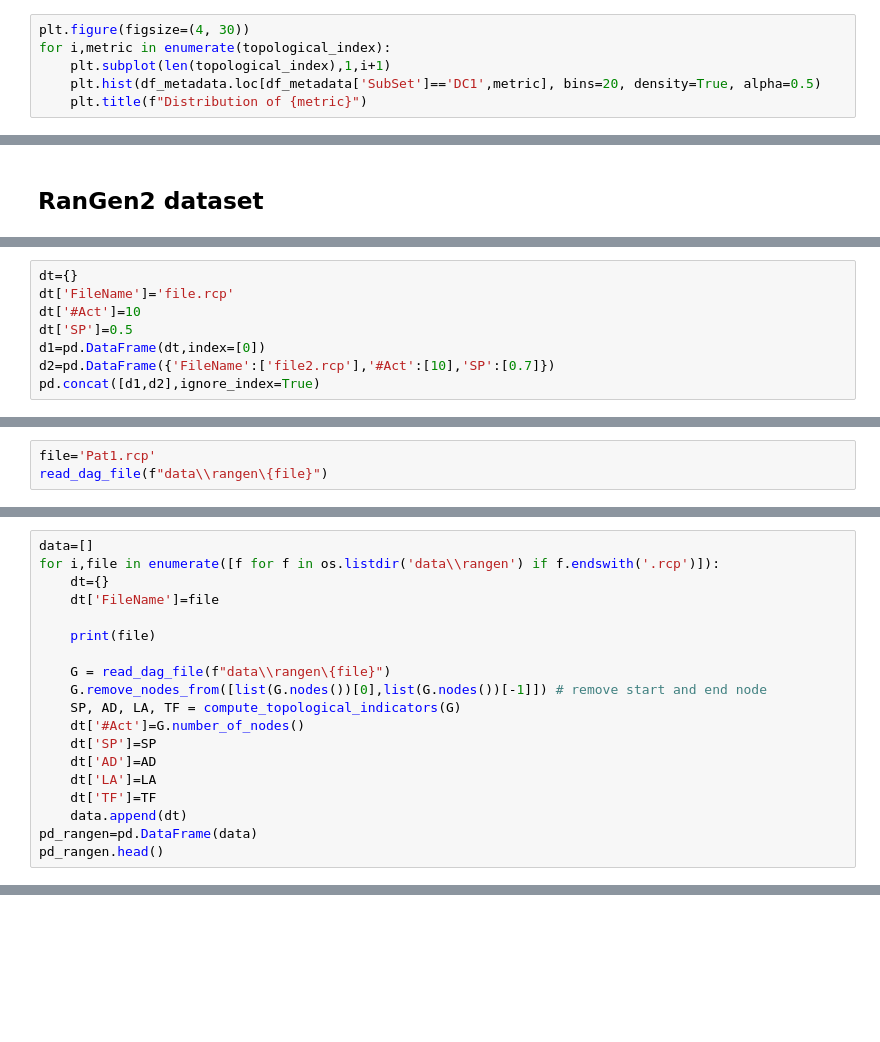
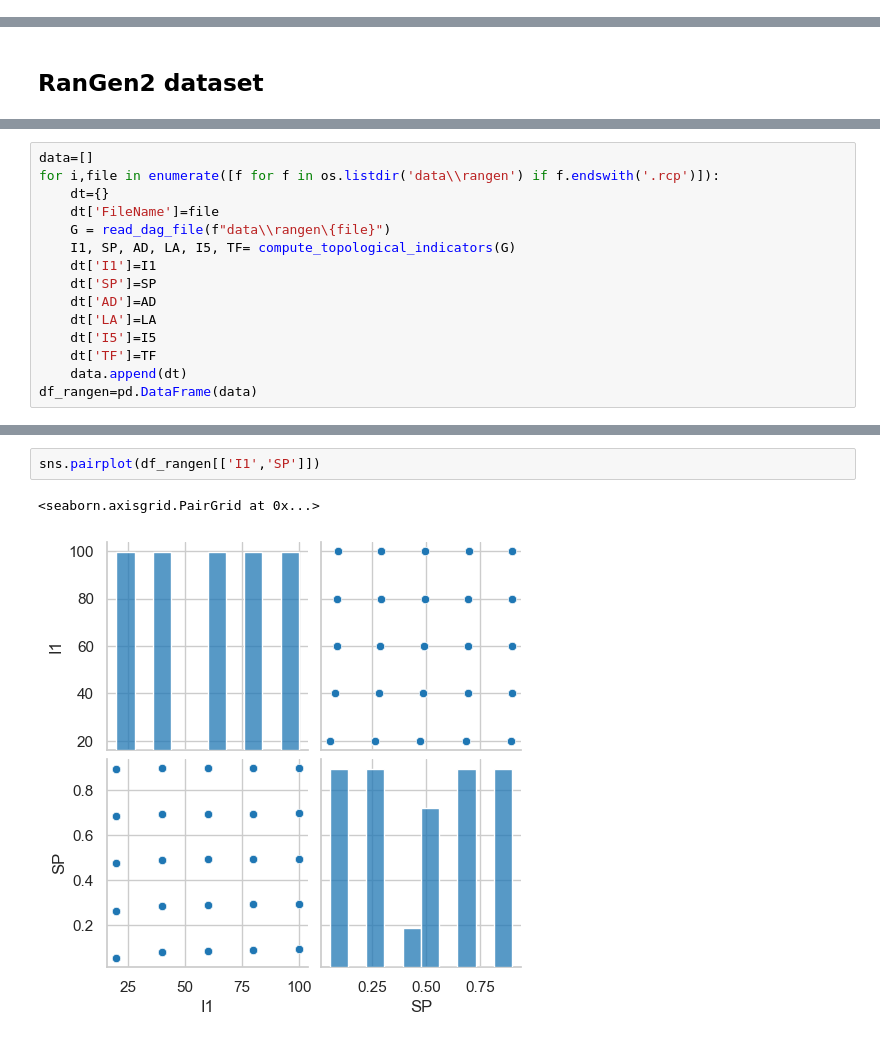
Before and after one commit to jismartin/GlassBoxEVM, a Jupyter notebook: exploratory_analysis.ipynb, the cells around one changed output, grey strips where cells are left out. Saved outputs shown, nothing was run; the diff lists cells and outputs as text; blank space fills up the shorter version.

Commit message:
Rangen dataset

```diff
--- a/exploratory_analysis.ipynb
+++ b/exploratory_analysis.ipynb
@@ -65,9 +65,3 @@ sns.pairplot(df_metadata[['#Act','SP','SubSet']],hue='SubSet')
 # %% [output]
 <seaborn.axisgrid.PairGrid at 0x...>
 [figure]
-# %%
-plt.figure(figsize=(4, 30))
-for i,metric in enumerate(topological_index):
-    plt.subplot(len(topological_index),1,i+1)
-    plt.hist(df_metadata.loc[df_metadata['SubSet']=='DC1',metric], bins=20, density=True, alpha=0.5)
-    plt.title(f"Distribution of {metric}")
@@ -96,8 +69,0 @@ print(df_new)
-# %%
-dt={}
-dt['FileName']='file.rcp'
-dt['#Act']=10
-dt['SP']=0.5
-d1=pd.DataFrame(dt,index=[0])
-d2=pd.DataFrame({'FileName':['file2.rcp'],'#Act':[10],'SP':[0.7]})
-pd.concat([d1,d2],ignore_index=True)
@@ -128,3 +69,0 @@ pd.concat([d1,d2],ignore_index=True)
-# %%
-file='Pat1.rcp'
-read_dag_file(f"data\\rangen\{file}")
@@ -139,17 +72,13 @@ data=[]
 for i,file in enumerate([f for f in os.listdir('data\\rangen') if f.endswith('.rcp')]):
     dt={}
     dt['FileName']=file
-
-    print(file)
-
     G = read_dag_file(f"data\\rangen\{file}")
-    G.remove_nodes_from([list(G.nodes())[0],list(G.nodes())[-1]]) # remove start and end node
-    SP, AD, LA, TF = compute_topological_indicators(G)
-    dt['#Act']=G.number_of_nodes()
+    I1, SP, AD, LA, I5, TF= compute_topological_indicators(G)
+    dt['I1']=I1
     dt['SP']=SP
     dt['AD']=AD
     dt['LA']=LA
+    dt['I5']=I5
     dt['TF']=TF
     data.append(dt)
-pd_rangen=pd.DataFrame(data)
-pd_rangen.head()
+df_rangen=pd.DataFrame(data)
@@ -180,0 +91,5 @@ print(files)
+# %%
+sns.pairplot(df_rangen[['I1','SP']])
+# %% [output]
+<seaborn.axisgrid.PairGrid at 0x...>
+[figure, added]
```
Also changed, not shown: parts of 12 cells of this notebook.
